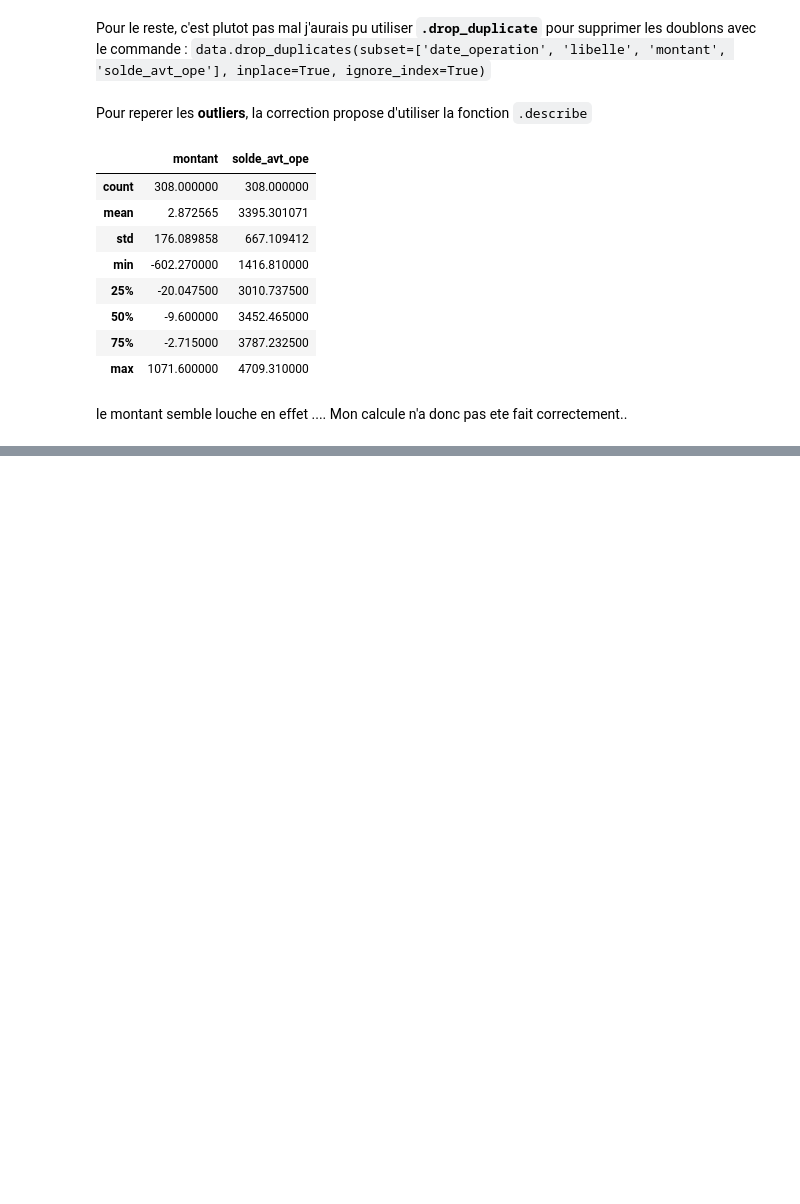
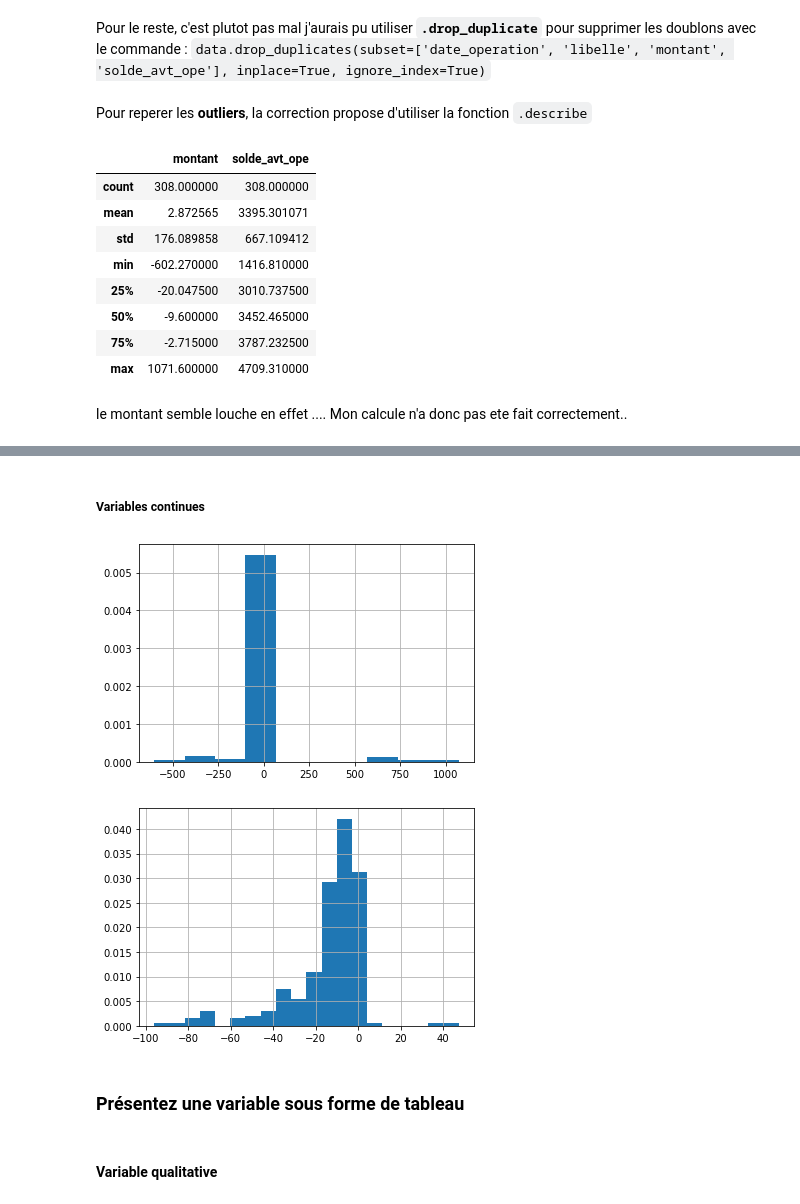
Before and after one commit to L2on1/OC_data_science, a Jupyter notebook: OC_nettoyer_donnee/OC_nettoyer_donnee.ipynb, the cells around one changed output, grey strips where cells are left out. Saved outputs shown, nothing was run; the diff lists cells and outputs as text; code cells hidden in the pictures; blank space fills up the shorter version.

```diff
--- a/OC_nettoyer_donnee/OC_nettoyer_donnee.ipynb
+++ b/OC_nettoyer_donnee/OC_nettoyer_donnee.ipynb
@@ -317,0 +359,17 @@ Mon calcule n'a donc pas ete fait correctement..
+# %% [markdown]
+##### Variables continues
+# %%
+# Histogramme
+df_operation["montant"].hist(density=True)
+plt.show()
+
+# Histogramme plus beau
+df_operation[df_operation.montant.abs() < 100]["montant"].hist(density=True, bins=20)
+plt.show()
+# %% [output]
+[figure, added]
+[figure, added]
+# %% [markdown]
+### Présentez une variable sous forme de tableau
+# %% [markdown]
+#### Variable qualitative
```
Also changed, not shown: parts of 58 cells of this notebook, 1 other file.
